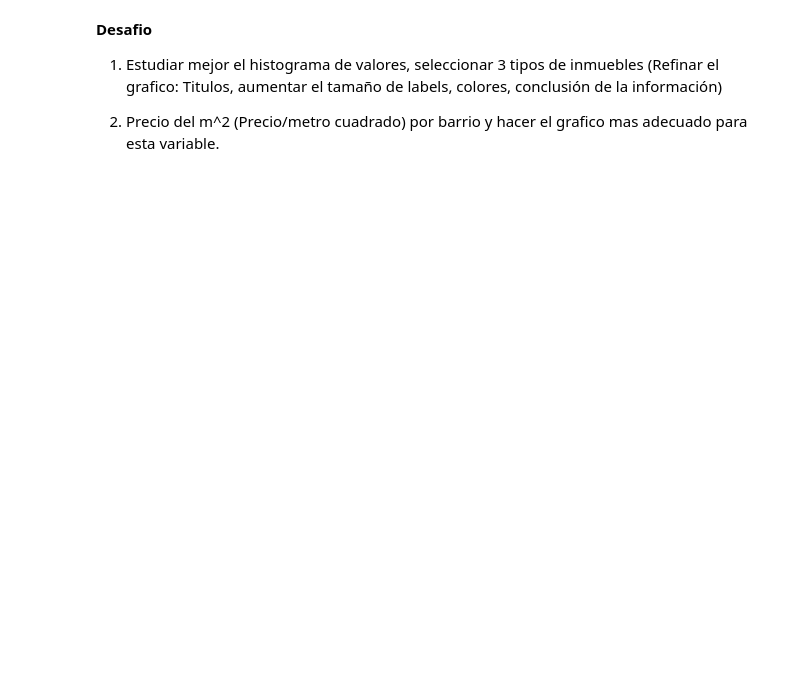
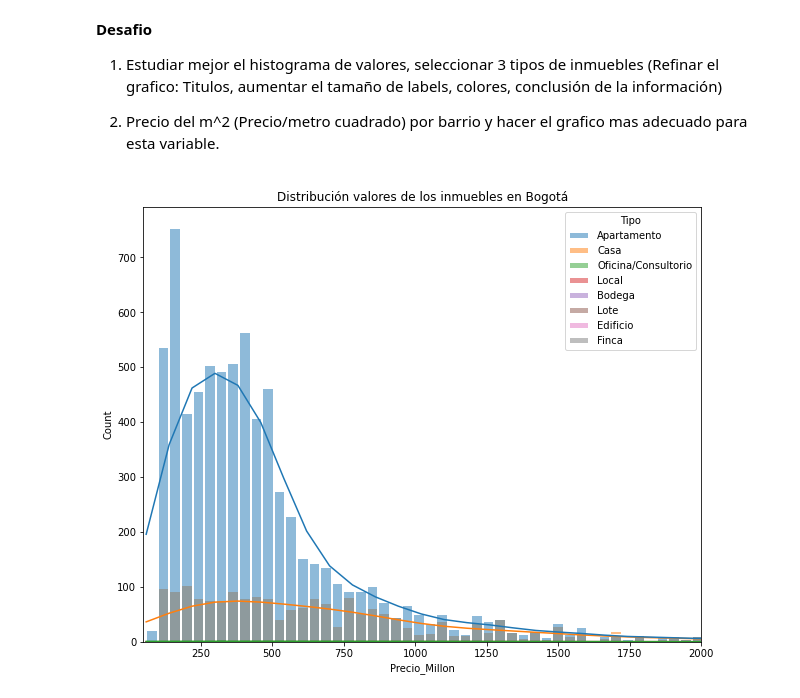
Before and after one commit to ErikLopez04/InmersionDatosPandas, a Jupyter notebook: pandas.ipynb, the cells around one changed output. Drawn from its saved outputs; the diff is of its cells as text; code cells hidden in the pictures; blank space fills up the shorter version.

```diff
--- a/pandas.ipynb
+++ b/pandas.ipynb
@@ -425,3 +427,15 @@ plt.show()
 1. Estudiar mejor el histograma de valores, seleccionar 3 tipos de inmuebles (Refinar el grafico: Titulos, aumentar el tamaño de labels, colores, conclusión de la información)
 
 2. Precio del m^2 (Precio/metro cuadrado) por barrio y hacer el grafico mas adecuado para esta variable.
+# %%
+# Cambiar el color del borde con edgecolor, su grosor con linewidth y el estilo de la línea con linestyle
+plt.figure(figsize = (10,8))
+grafica = sns.histplot(data=df, x='Precio_Millon',kde = True, hue = 'Tipo',edgecolor = "white", linewidth = 2)
+grafica.set_title('Distribución valores de los inmuebles en Bogotá')
+plt.xlim(50,2000)
+
+#savefig para descargar la figura
+#plt.savefig('Grafico1',format = 'png')
+plt.show()
+# %% [output]
+[figure, added]
```
Also changed, not shown: parts of 10 cells of this notebook.
